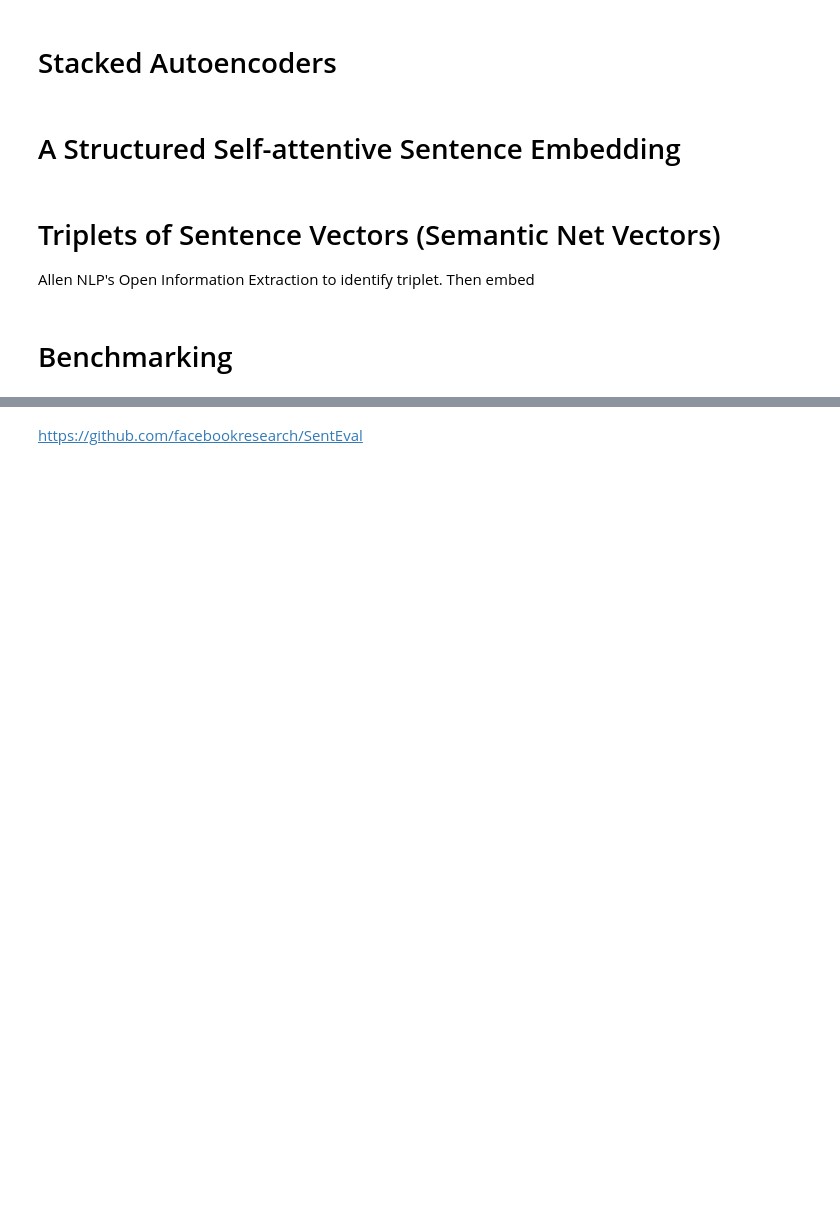
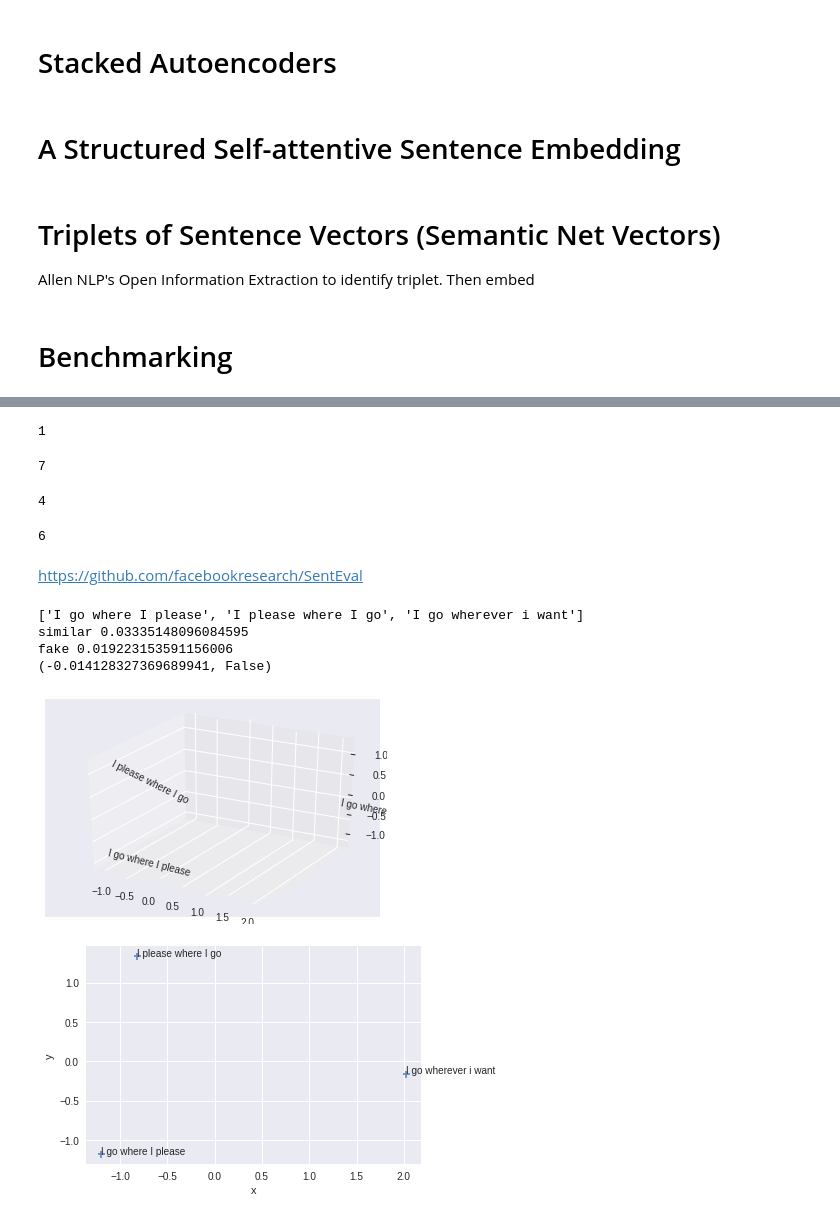
Before and after one commit to mohammedterry/NLP_for_ML, a Jupyter notebook: Sentence_Embeddings.ipynb, the cells around one changed output, grey strips where cells are left out. Drawn from its saved outputs; the diff is of its cells as text; code cells hidden in the pictures; blank space fills up the shorter version.

```diff
--- a/Sentence_Embeddings.ipynb
+++ b/Sentence_Embeddings.ipynb
@@ -1144,0 +1201,4 @@ Allen NLP's Open Information Extraction to identify triplet.  Then embed
+# %%
+import pandas as pd
+testbench = pd.read_csv("antimetabole.csv")
+testbench
@@ -1145,2 +1223,51 @@ Allen NLP's Open Information Extraction to identify triplet.  Then embed
+# %%
+def correct(vector_anti_vector_sim_vector):
+  vector,anti_vector,sim_vector = vector_anti_vector_sim_vector
+  from scipy.spatial.distance import cosine
+  return cosine(vector,sim_vector) < cosine(vector,anti_vector)
+
+def test(batch_vectors):
+  return sum([correct(batch_vectors[i]) for i in range(len(batch_vectors))])
+
+def batch(batch_vectoriser, dataframe, batch_size = 3):
+  sentences = []
+  for i in range(len(dataframe)):
+    sentences.extend(dataframe.iloc[i].tolist())
+  vectors = batch_vectoriser(sentences)
+  return [vectors[i:i+3] for i in range(0,len(vectors),3)]
+# %%
+test(batch(bow_vectoriser,testbench))
+# %% [output]
+1
+# %%
+char2vec_batched = batch(char2vec,testbench)
+test(char2vec_batched)
+# %% [output]
+7
+# %%
+universal_batched = batch(universal_sentence,testbench)
+test(universal_batched)
+# %% [output]
+4
+# %%
+bert_batched = batch(sentences_bert, testbench)
+test(bert_batched)
+# %% [output]
+6
 # %% [markdown]
 https://github.com/facebookresearch/SentEval
+# %%
+for i in range(len(testbench))[:1]:
+  example_sentences = testbench.iloc[i].tolist()
+  vectors = bert_vectors = [sentence_bert(sentence, bert) for sentence in example_sentences] #universal_sentence(example_sentences) #char2vec(example_sentences) = bow_vectoriser(example_sentences)
+  print(most_similar(vectors[0],vectors))
+  print(correct(vectors))
+  plot3D_sentences(example_sentences, vectors)
+  plot_sentences(example_sentences, vectors)
+# %% [output]
+['I go where I please', 'I please where I go', 'I go wherever i want']
+similar 0.03335148096084595
+fake 0.019223153591156006
+(-0.014128327369689941, False)
+[figure, added]
+[figure, added]
```
Also changed, not shown: parts of 18 cells of this notebook.
